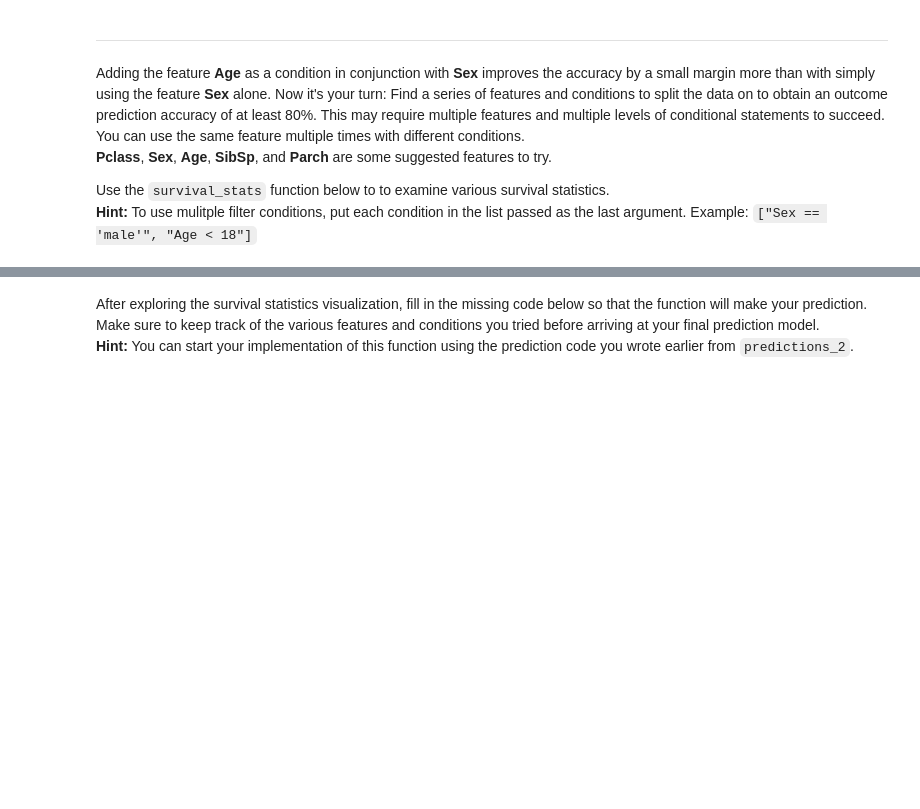
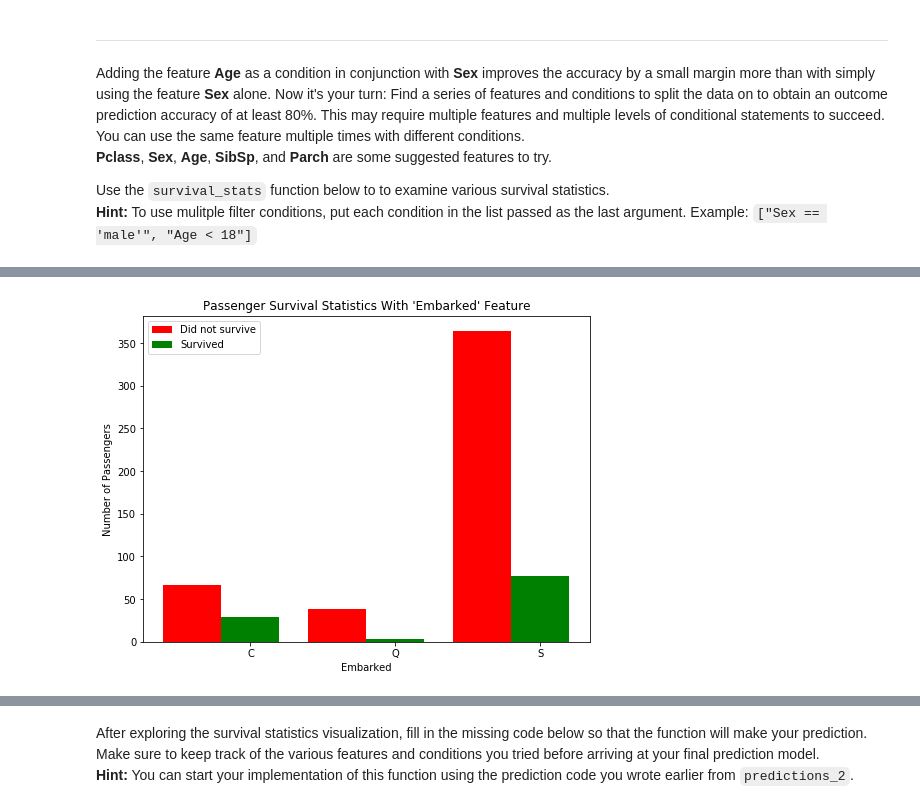
Before and after one commit to palpen/udacity_ml_engineer_projects, a Jupyter notebook: titanic_survival_exploration/titanic_survival_exploration.ipynb, the cells around one changed output, grey strips where cells are left out. Cells and saved outputs as stored; diff of their text form; code cells hidden in the pictures; blank space fills up the shorter version.

```diff
--- a/titanic_survival_exploration/titanic_survival_exploration.ipynb
+++ b/titanic_survival_exploration/titanic_survival_exploration.ipynb
@@ -198,0 +235,4 @@ vs.survival_stats(data, outcomes, 'Age', ["Sex == 'male'", "Age < 18"])
+# %%
+vs.survival_stats(data, outcomes, 'Embarked', ["Sex == male"])
+# %% [output]
+[figure, added]
```
Also changed, not shown: parts of 21 cells of this notebook.
